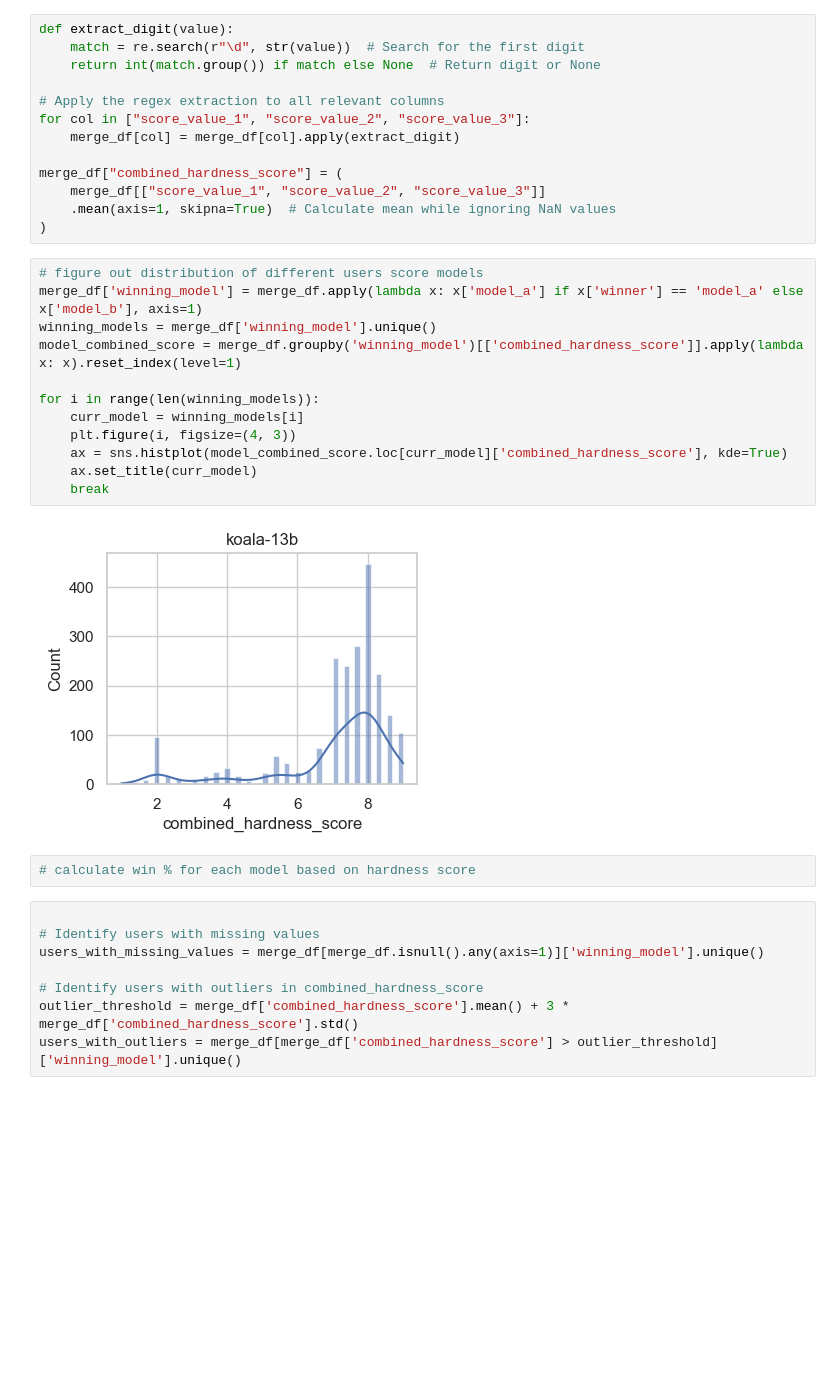
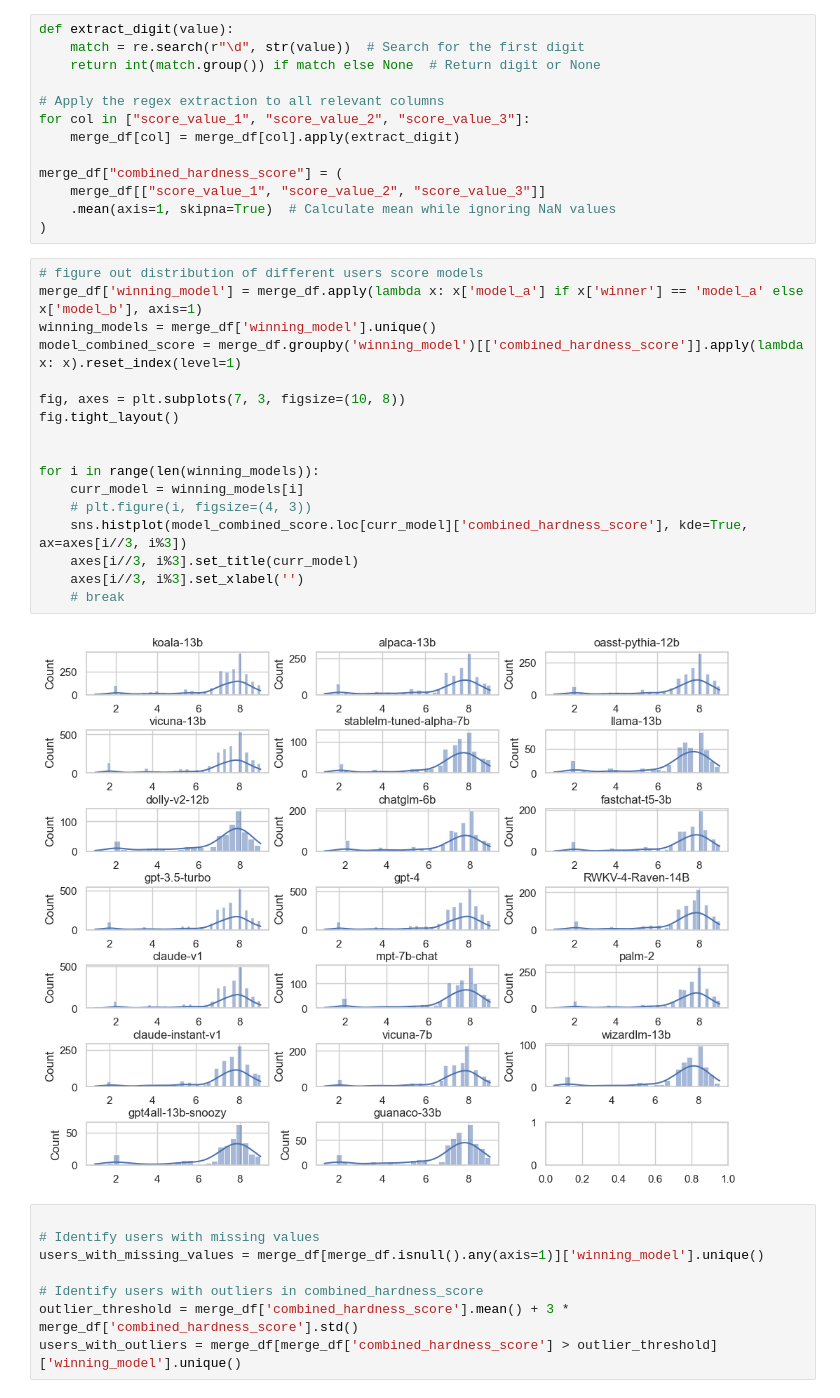
Before and after one commit to surajr10/ds200-grad-project, a Jupyter notebook: notebooks/suraj_eda.ipynb, the cells around one changed output. Drawn from its saved outputs; the diff is of its cells as text; blank space fills up the shorter version.

```diff
--- a/notebooks/suraj_eda.ipynb
+++ b/notebooks/suraj_eda.ipynb
@@ -166,19 +166,22 @@ merge_df["combined_hardness_score"] = (
 # %%
 # figure out distribution of different users score models
 merge_df['winning_model'] = merge_df.apply(lambda x: x['model_a'] if x['winner'] == 'model_a' else x['model_b'], axis=1)
 winning_models = merge_df['winning_model'].unique()
 model_combined_score = merge_df.groupby('winning_model')[['combined_hardness_score']].apply(lambda x: x).reset_index(level=1)
 
+fig, axes = plt.subplots(7, 3, figsize=(10, 8))
+fig.tight_layout()
+
+
 for i in range(len(winning_models)):
     curr_model = winning_models[i]
-    plt.figure(i, figsize=(4, 3))
-    ax = sns.histplot(model_combined_score.loc[curr_model]['combined_hardness_score'], kde=True)
-    ax.set_title(curr_model)
-    break
+    # plt.figure(i, figsize=(4, 3))
+    sns.histplot(model_combined_score.loc[curr_model]['combined_hardness_score'], kde=True, ax=axes[i//3, i%3])
+    axes[i//3, i%3].set_title(curr_model)
+    axes[i//3, i%3].set_xlabel('')
+    # break
 # %% [output]
-[figure, old version]
+[figure, new version]
-# %%
-# calculate win % for each model based on hardness score
 # %%
 
 # Identify users with missing values
```
Also changed, not shown: parts of 8 cells of this notebook.
